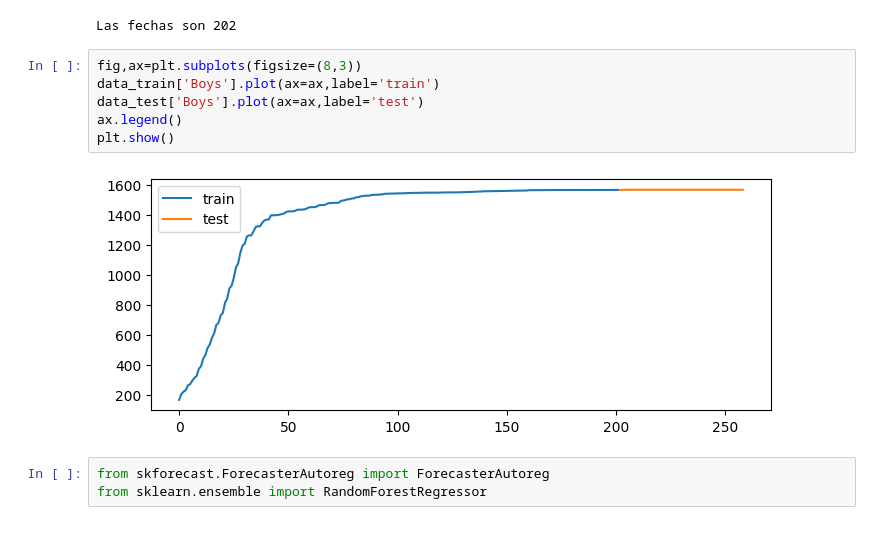
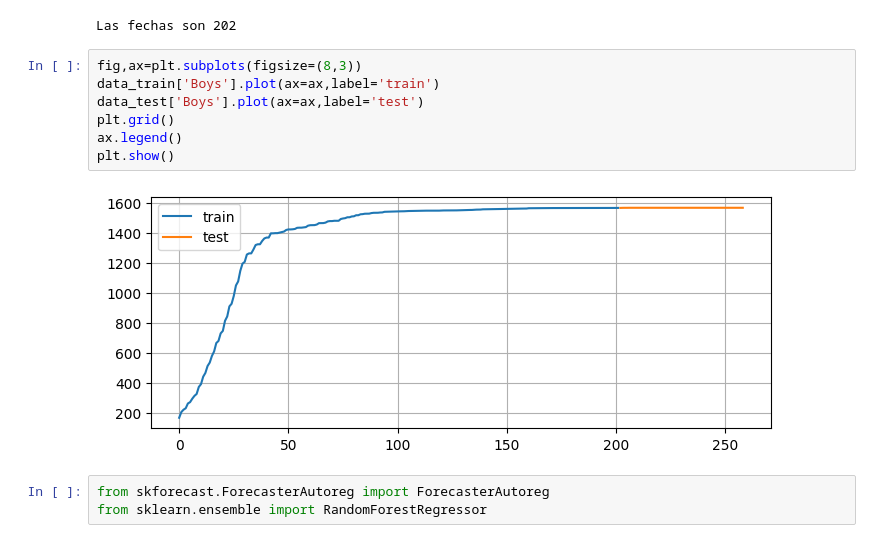
Before and after one commit to matkeii/THC, a Jupyter notebook: Clase_14_Noviembre.ipynb, the cells around one changed output. Cells and saved outputs as stored; diff of their text form.

```diff
--- a/Clase_14_Noviembre.ipynb
+++ b/Clase_14_Noviembre.ipynb
@@ -431,11 +431,12 @@ Las fechas son 202
 # %%
 fig,ax=plt.subplots(figsize=(8,3))
 data_train['Boys'].plot(ax=ax,label='train')
 data_test['Boys'].plot(ax=ax,label='test')
+plt.grid()
 ax.legend()
 plt.show()
 # %% [output]
-[figure, old version]
+[figure, new version]
 # %%
 from skforecast.ForecasterAutoreg import ForecasterAutoreg
 from sklearn.ensemble import RandomForestRegressor
```
Also changed, not shown: parts of 4 cells of this notebook.
